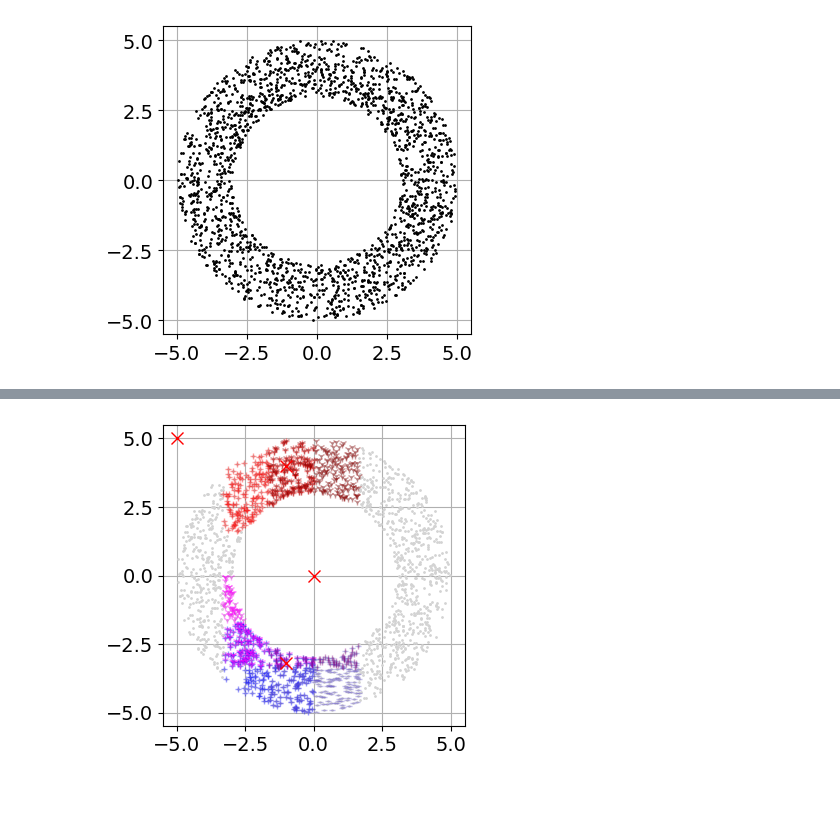
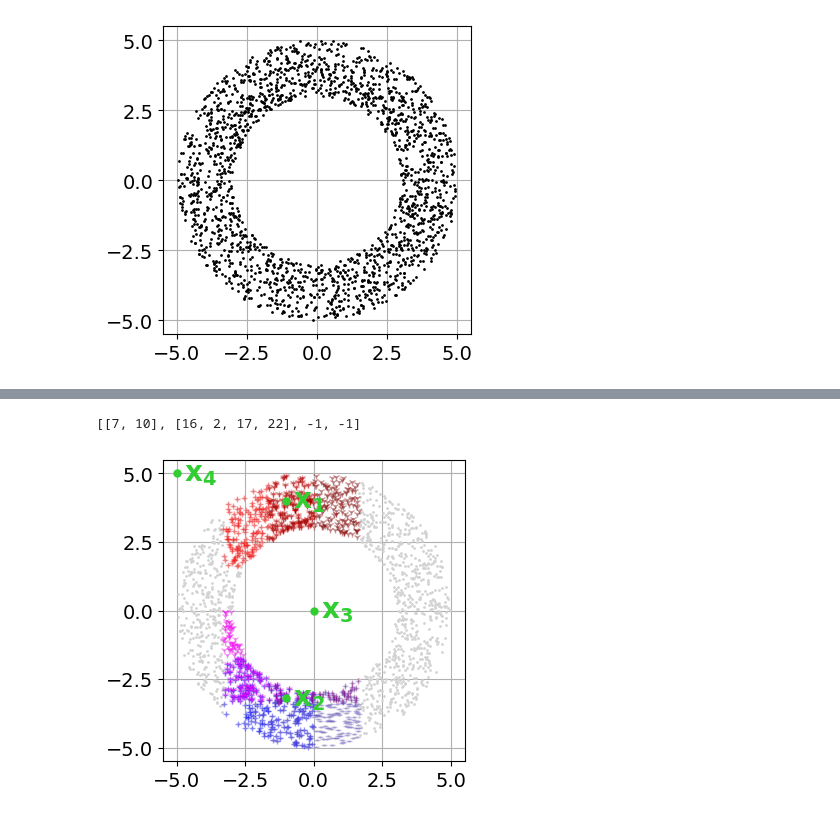
Before and after one commit to HiddenBeginner/mapper_prediction, a Jupyter notebook: Examples.ipynb, the cells around one changed output, grey strips where cells are left out. Cells and saved outputs as stored; diff of their text form; code cells hidden in the pictures.

```diff
--- a/Examples.ipynb
+++ b/Examples.ipynb
@@ -181,12 +188,15 @@ fig.show()
 [interactive output not drawn]
 # %%
 data = np.array([
+    [-1.0, 4.0],
+    [-1.0, -3.2],
     [0.0, 0.0],
     [-5.0, 5.0],
-    [-1.0, -3.2],
-    [-1.0, 4.0]
 ])
 nodelist = data2nodes(data, pipe, graph)
+print(nodelist)
+# %% [output]
+[[7, 10], [16, 2, 17, 22], -1, -1]
 # %%
 fig, ax = plt.subplots(figsize=(4, 4))
 
@@ -197,40 +207,44 @@ ax.set_ylim(-5.5, 5.5)
 ax.xaxis.set_ticks([-5.0, -2.5, 0.0, 2.5, 5.0])
 ax.yaxis.set_ticks([-5.0, -2.5, 0.0, 2.5, 5.0])
 
-nodes = nodelist[3]
+nodes = nodelist[0]
 node = nodes[0]
 indices = graph.vs[node]['node_elements']
 ax.plot(X[indices, 0], X[indices, 1], '+', color='red', markersize=5, alpha=0.4, zorder=2)
 
 node = nodes[1]
 indices = graph.vs[node]['node_elements']
 ax.plot(X[indices, 0], X[indices, 1], '1', color='darkred', markersize=5, alpha=0.4, zorder=2)
 
 # ================================================================================== #
-nodes = nodelist[2]
+nodes = nodelist[1]
 node = nodes[0]
 indices = graph.vs[node]['node_elements']
 ax.plot(X[indices, 0], X[indices, 1], '+', color='blue', markersize=5, alpha=0.4, zorder=2)
 
 node = nodes[1]
 indices = graph.vs[node]['node_elements']
 ax.plot(X[indices, 0], X[indices, 1], '1', color='fuchsia', markersize=5, alpha=0.4, zorder=2)
 
 node = nodes[2]
 indices = graph.vs[node]['node_elements']
 ax.plot(X[indices, 0], X[indices, 1], '_', color='slateblue', markersize=5, alpha=0.4, zorder=2)
 
 node = nodes[3]
 indices = graph.vs[node]['node_elements']
 ax.plot(X[indices, 0], X[indices, 1], '|', color='purple', markersize=5, alpha=0.4, zorder=2)
 
-ax.plot(data[:, 0], data[:, 1], 'rx', markersize=8, zorder=3)
+ax.plot(data[:, 0], data[:, 1], 'o', color='limegreen', markersize=4, mew=2, zorder=3)
+
+for i, x in enumerate(data):
+    ax.text(x[0] + 0.25, x[1] - 0.25, "$\mathbf{x}$" + f"$_\mathbf{{{i + 1}}}$", color='limegreen', fontsize=20, zorder=3, weight=1000)
+#0.29 0.19
 ax.grid()
 plt.tight_layout()
 # plt.savefig('prediction_example_points.pdf')
 plt.show()
 # %% [output]
-[figure, old version]
+[figure, new version]
 # %%
 import plotly.graph_objects as go
 random.seed(seed)
```
Also changed, not shown: parts of 2 cells of this notebook, 2 other files.
